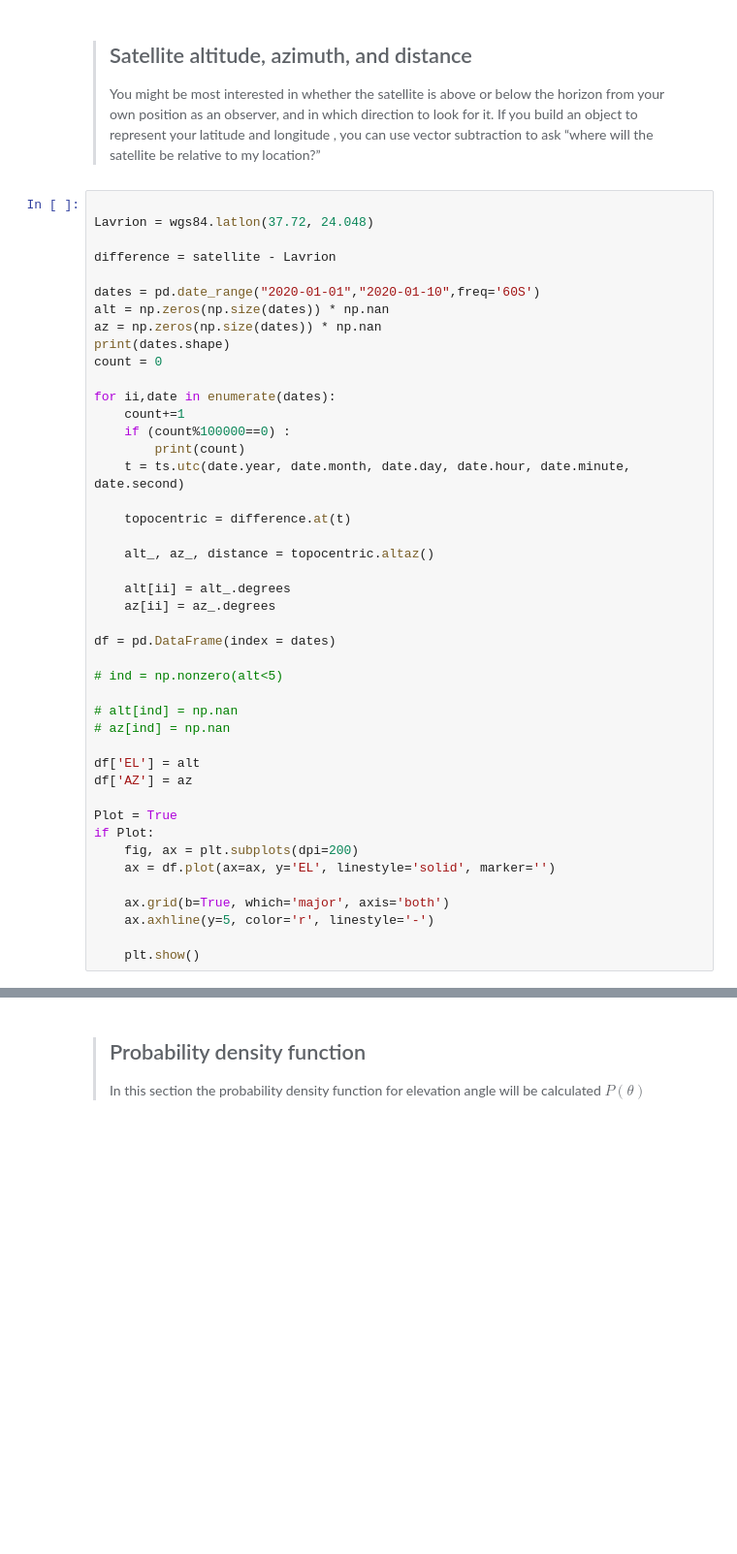
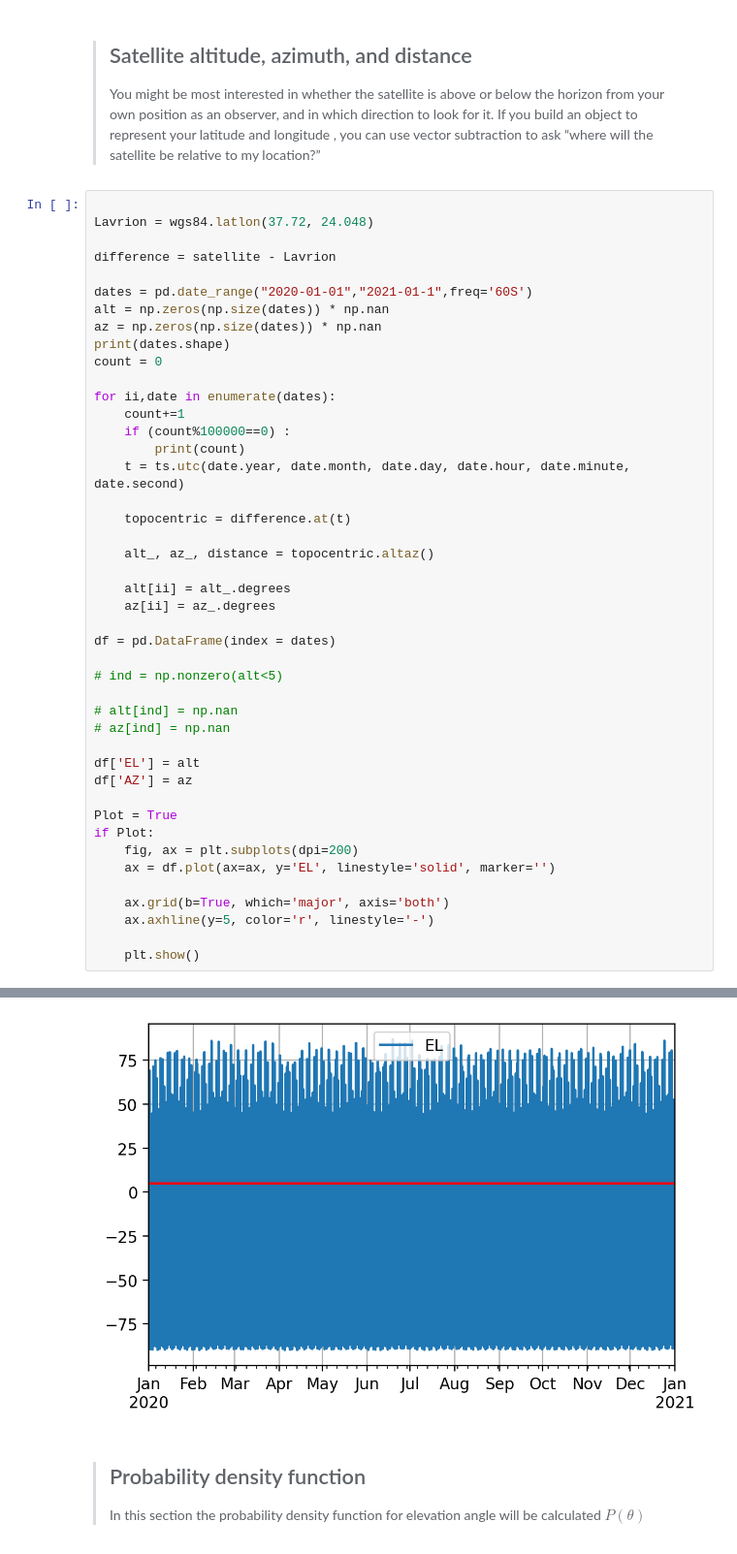
Before and after one commit to thetheos/propagation_project, a Jupyter notebook: skyfield.ipynb, the cells around one changed output, grey strips where cells are left out. Shown at 97% size. Cells and saved outputs as stored; diff of their text form; blank space fills up the shorter version.

```diff
--- a/skyfield.ipynb
+++ b/skyfield.ipynb
@@ -95,7 +95,7 @@ Lavrion = wgs84.latlon(37.72, 24.048)
 
 difference = satellite - Lavrion
 
-dates = pd.date_range("2020-01-01","2020-01-10",freq='60S')
+dates = pd.date_range("2020-01-01","2021-01-1",freq='60S')
 alt = np.zeros(np.size(dates)) * np.nan
 az = np.zeros(np.size(dates)) * np.nan
 print(dates.shape)
@@ -138,3 +143,4 @@ if Plot:
+[figure, added]
 # %% [markdown]
 <style>
     h1 {font-family:Times; font-size:20pt}
```
Also changed, not shown: parts of 6 cells of this notebook.
